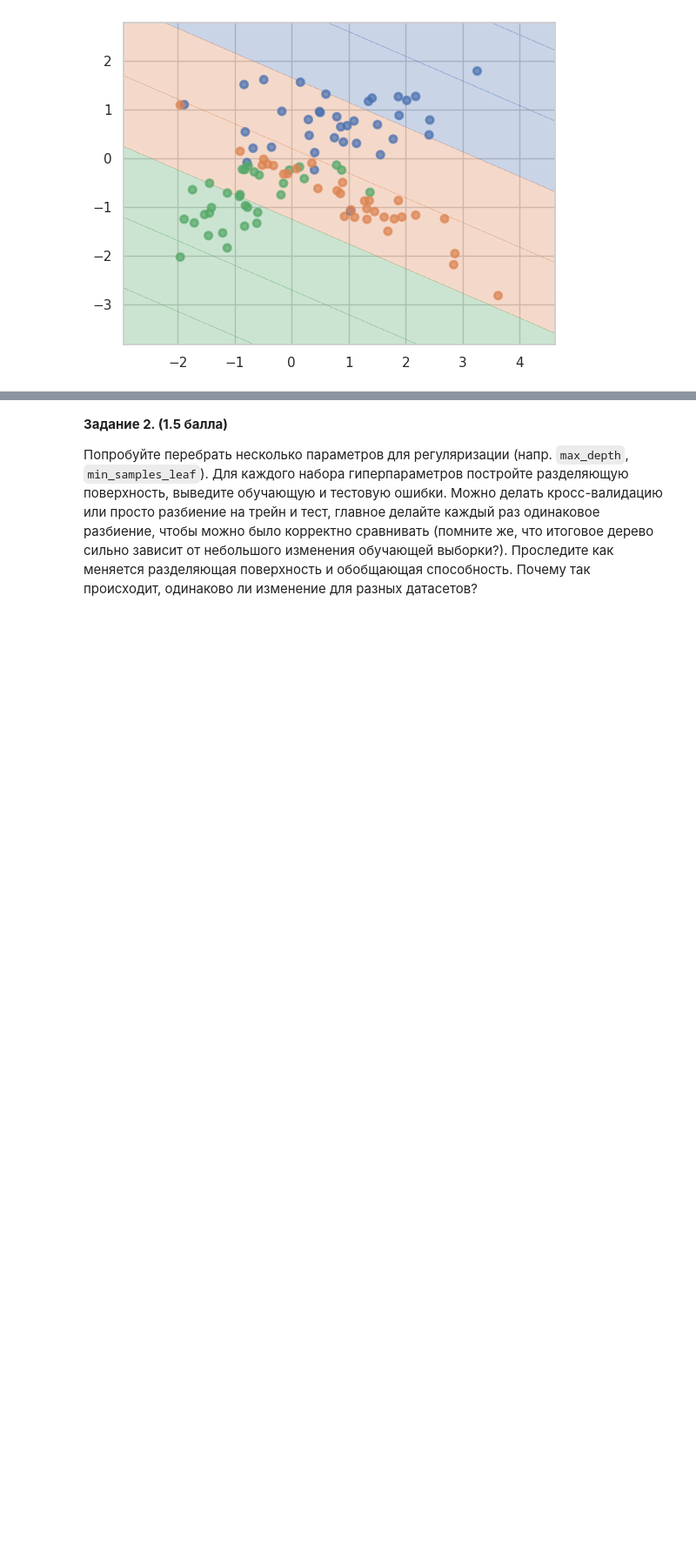
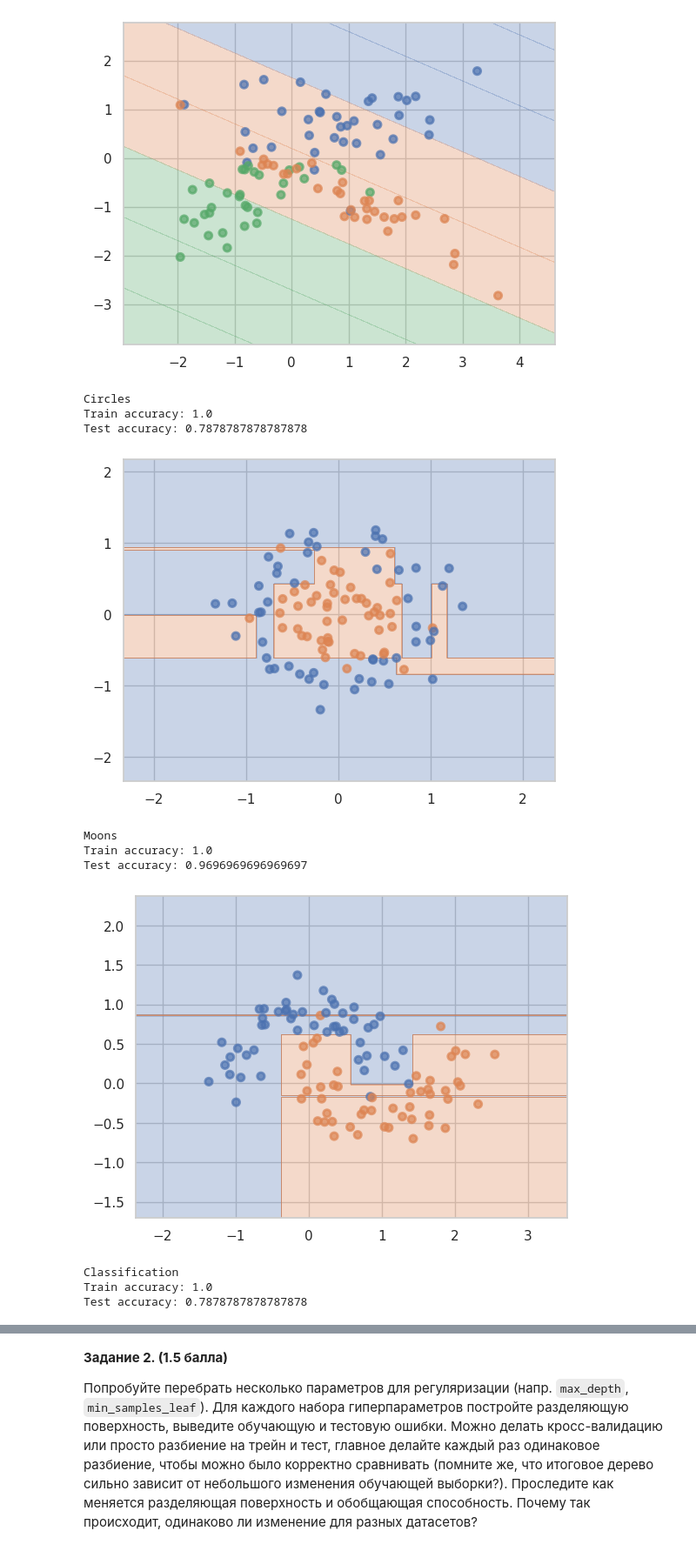
Before and after one commit to soules-one/ML, a Jupyter notebook: hw2/hw2-trees.ipynb, the cells around one changed output, grey strips where cells are left out. Shown at 87% size. Cells and saved outputs as stored; diff of their text form; code cells hidden in the pictures; blank space fills up the shorter version.

```diff
--- a/hw2/hw2-trees.ipynb
+++ b/hw2/hw2-trees.ipynb
@@ -83,11 +83,29 @@ plot_surface(lr, X, y)
 # %%
 ### ╰( ͡° ͜ʖ ͡° )つ──☆*:・ﾟ
 from sklearn.metrics import accuracy_score
-X, y = datasets[2]
-S = train_test_split(X, y, test_size=0.33, random_state=9)
-Train, Test = [S[0], S[2]], [S[1], S[2]]
-clf = DecisionTreeClassifier()
-clf.fit(*Train)
-train_acc = accuracy_score(Train[1], clf.predict(Train[0]))
-test_acc = accuracy_score(Test[1], clf.predict(Test[0]))
-plot_surface(clf, X, y)
+for i in range(3):
+  X, y = datasets[i]
+  S = train_test_split(X, y, test_size=0.33, random_state=9)
+  Train, Test = [S[0], S[2]], [S[1], S[3]]
+  clf = DecisionTreeClassifier()
+  clf.fit(*Train)
+  train_acc = accuracy_score(Train[1], clf.predict(Train[0]))
+  test_acc = accuracy_score(Test[1], clf.predict(Test[0]))
+  print(dnames[i])
+  print(f'Train accuracy: {train_acc}')
+  print(f'Test accuracy: {test_acc}')
+  print()
+  plot_surface(clf, X, y)
+  plt.show()
+# %% [output]
+Circles
+Train accuracy: 1.0
+Test accuracy: 0.7878787878787878
+[figure, added]
+Moons
+Train accuracy: 1.0
+Test accuracy: 0.9696969696969697
+[figure, added]
+Classification
+Train accuracy: 1.0
+Test accuracy: 0.7878787878787878
```
Also changed, not shown: parts of 3 cells of this notebook.
